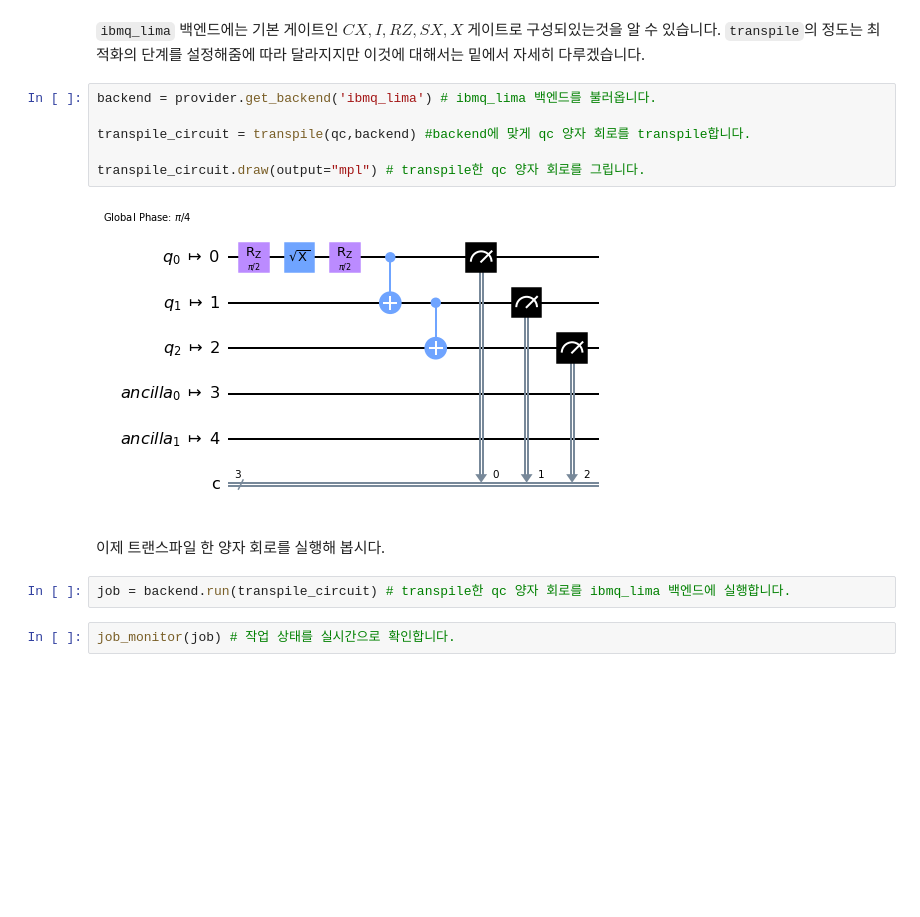
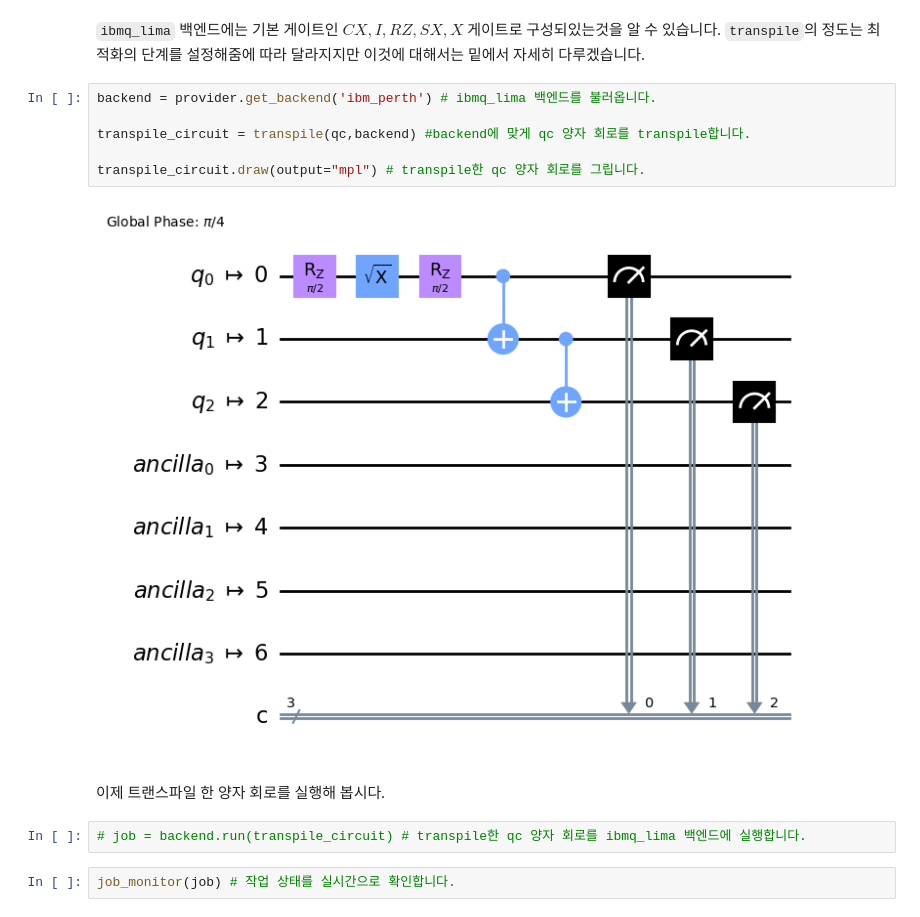
Before and after one commit to QuantumComputingKorea/Qiskit-Dev-Cert-lectures, a Jupyter notebook: Lecture3/Lecture 3 - 양자 회로 실행과 백엔드.ipynb, the cells around one changed output. Cells and saved outputs as stored; diff of their text form; blank space fills up the shorter version.

```diff
--- a/Lecture3/Lecture 3 - 양자 회로 실행과 백엔드.ipynb
+++ b/Lecture3/Lecture 3 - 양자 회로 실행과 백엔드.ipynb
@@ -140,17 +139,17 @@ backend.configuration().basis_gates # 백엔드의 기본 게이트를 출력합
 # %% [markdown]
 `ibmq_lima` 백엔드에는 기본 게이트인 $CX, I, RZ, SX, X$ 게이트로 구성되있는것을 알 수 있습니다. `transpile`의 정도는 최적화의 단계를 설정해줌에 따라 달라지지만 이것에 대해서는 밑에서 자세히 다루겠습니다.
 # %%
-backend = provider.get_backend('ibmq_lima') # ibmq_lima 백엔드를 불러옵니다.
+backend = provider.get_backend('ibm_perth') # ibmq_lima 백엔드를 불러옵니다.
 
 transpile_circuit = transpile(qc,backend) #backend에 맞게 qc 양자 회로를 transpile합니다.
 
 transpile_circuit.draw(output="mpl") # transpile한 qc 양자 회로를 그립니다.
 # %% [output]
-[figure, old version]
+[figure, new version]
 # %% [markdown]
 이제 트랜스파일 한 양자 회로를 실행해 봅시다.
 # %%
-job = backend.run(transpile_circuit) # transpile한 qc 양자 회로를 ibmq_lima 백엔드에 실행합니다.
+# job = backend.run(transpile_circuit) # transpile한 qc 양자 회로를 ibmq_lima 백엔드에 실행합니다.
 # %%
 job_monitor(job) # 작업 상태를 실시간으로 확인합니다.
 # %% [output]
```
Also changed, not shown: parts of 47 cells of this notebook, 8 other files.
